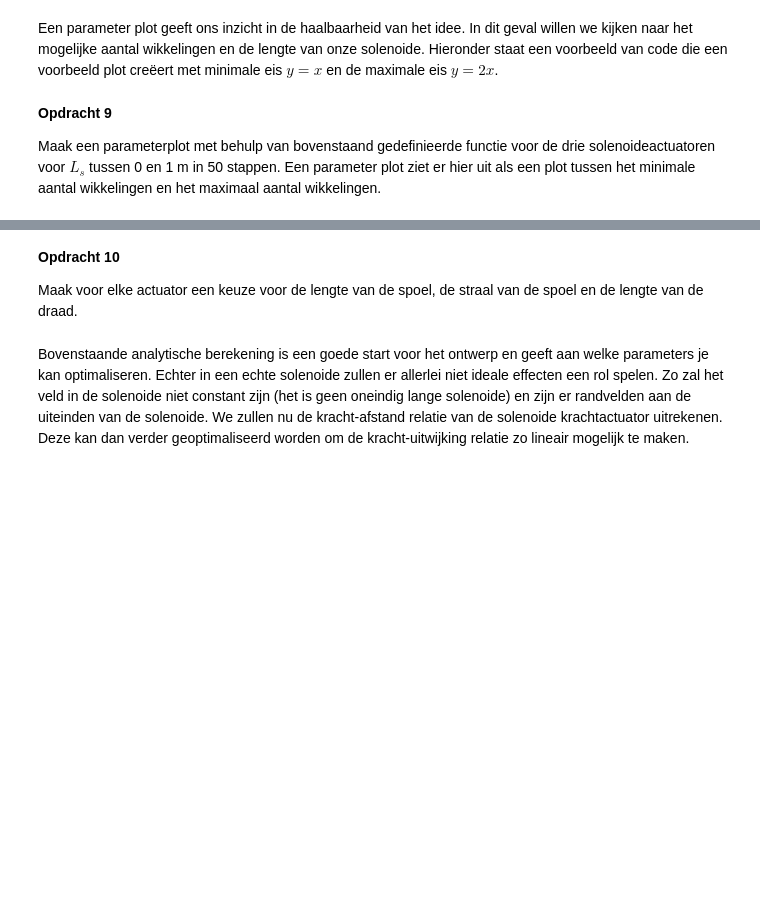
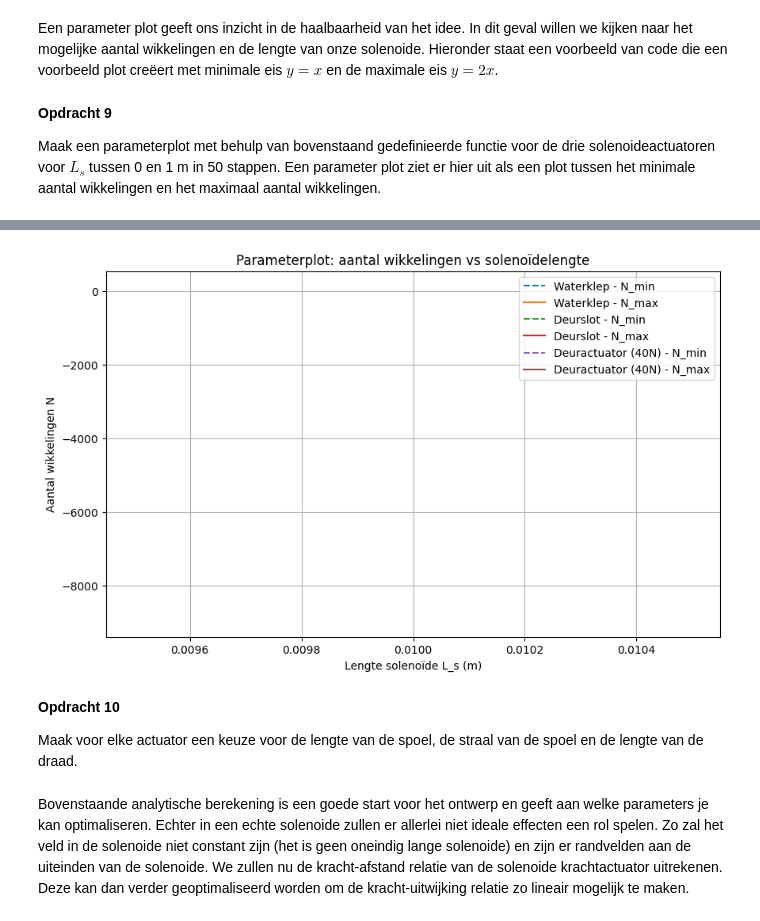
Before and after one commit to fd6150/opdrachten-DEF-D, a Jupyter notebook: DigitaleOntwerpopdrachten/KrachtactuatorOpdracht.ipynb, the cells around one changed output, grey strips where cells are left out. Saved outputs shown, nothing was run; the diff lists cells and outputs as text; code cells hidden in the pictures; blank space fills up the shorter version.

```diff
--- a/DigitaleOntwerpopdrachten/KrachtactuatorOpdracht.ipynb
+++ b/DigitaleOntwerpopdrachten/KrachtactuatorOpdracht.ipynb
@@ -174,3 +232,78 @@ Maak een parameterplot met behulp van bovenstaand gedefinieerde functie voor de
 ###
 ###Jouw code hier###
 ###
+
+L_s_array = np.linspace(0.01, 1, 50)  # 0 vermijden want niet delen door 0
+
+actuatoren = {
+    "Waterklep": {
+        "r_s": 0.008,
+        "r_d": 0.0001,
+        "I": 0.5,
+        "F_min": 4,
+        "z_p": 0.015,
+        "mu_r": 200,
+        "L_draad_max": 8.4
+    },
+    "Deurslot": {
+        "r_s": 0.006,
+        "r_d": 0.0001,
+        "I": 0.5,
+        "F_min": 3,
+        "z_p": 0.01,
+        "mu_r": 200,
+        "L_draad_max": 8.4
+    },
+    "Deuractuator (40N)": {
+        "r_s": 0.01,
+        "r_d": 0.0001,
+        "I": 0.5,
+        "F_min": 40,
+        "z_p": 0.02,
+        "mu_r": 200,
+        "L_draad_max": 8.4
+    }
+}
+
+plt.figure(figsize=(10,6))
+
+for naam, params in actuatoren.items():
+
+    N_min_list = []
+    N_max_list = []
+
+    for L_s in L_s_array:
+        relevante_parameters = params.copy()
+        relevante_parameters["L_s"] = L_s
+
+        try:
+            N_min, N_max = aantal_wikkelingen(relevante_parameters)
+        except:
+            N_min, N_max = np.nan, np.nan
+
+        N_min_list.append(N_min)
+        N_max_list.append(N_max)
+
+    N_min_list = np.array(N_min_list)
+    N_max_list = np.array(N_max_list)
+
+    plt.plot(L_s_array, N_min_list, linestyle='--', label=f"{naam} - N_min")
+    plt.plot(L_s_array, N_max_list, label=f"{naam} - N_max")
+
+
+    plt.fill_between(
+        L_s_array,
+        N_min_list,
+        N_max_list,
+        where=(N_max_list >= N_min_list),
+        alpha=0.2
+    )
+
+plt.title("Parameterplot: aantal wikkelingen vs solenoïdelengte")
+plt.xlabel("Lengte solenoïde L_s (m)")
+plt.ylabel("Aantal wikkelingen N")
+plt.legend()
+plt.grid()
+
+plt.show()
+# %% [output]
@@ -177,3 +327,4 @@ Maak een parameterplot met behulp van bovenstaand gedefinieerde functie voor de
+[figure, added]
 # %% [markdown]
 **Opdracht 10**
 
```
Also changed, not shown: parts of 3 cells of this notebook.
